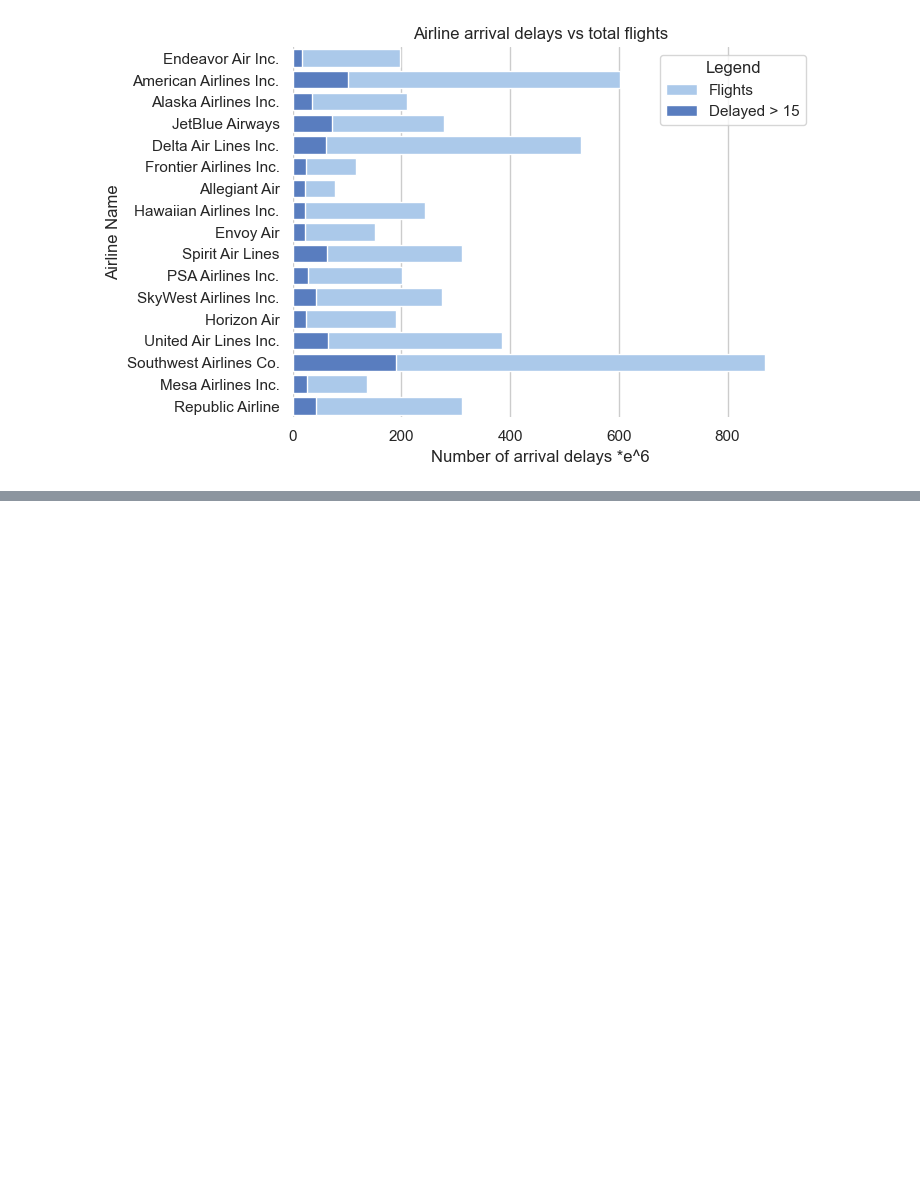
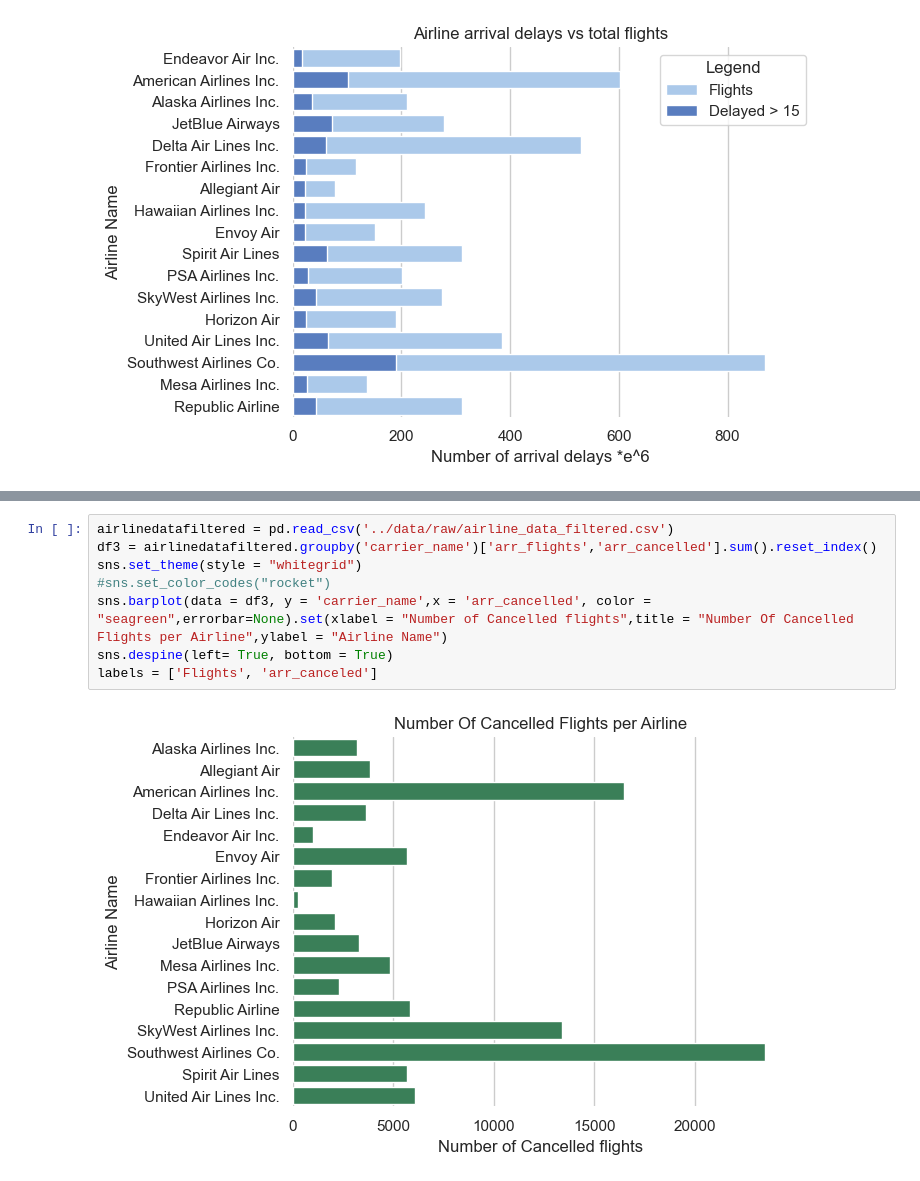
Before and after one commit to ubco-W2022T2-data301/project-group-group51, a Jupyter notebook: analysis/analysis2.ipynb, the cells around one changed output, grey strips where cells are left out. Saved outputs shown, nothing was run; the diff lists cells and outputs as text; blank space fills up the shorter version.

```diff
--- a/analysis/analysis2.ipynb
+++ b/analysis/analysis2.ipynb
@@ -88,0 +98,10 @@ merged.plot('late_aircraft_ct',cmap = color, linewidth=0.8, ax=ax, edgecolor = '
+# %%
+airlinedatafiltered = pd.read_csv('../data/raw/airline_data_filtered.csv')
+df3 = airlinedatafiltered.groupby('carrier_name')['arr_flights','arr_cancelled'].sum().reset_index()
+sns.set_theme(style = "whitegrid")
+#sns.set_color_codes("rocket")
+sns.barplot(data = df3, y = 'carrier_name',x = 'arr_cancelled', color = "seagreen",errorbar=None).set(xlabel = "Number of Cancelled flights",title = "Number Of Cancelled Flights per Airline",ylabel = "Airline Name")
+sns.despine(left= True, bottom = True)
+labels = ['Flights', 'arr_canceled']
+# %% [output]
+[figure, added]
```
Also changed, not shown: parts of 12 cells of this notebook, 1 other file.
